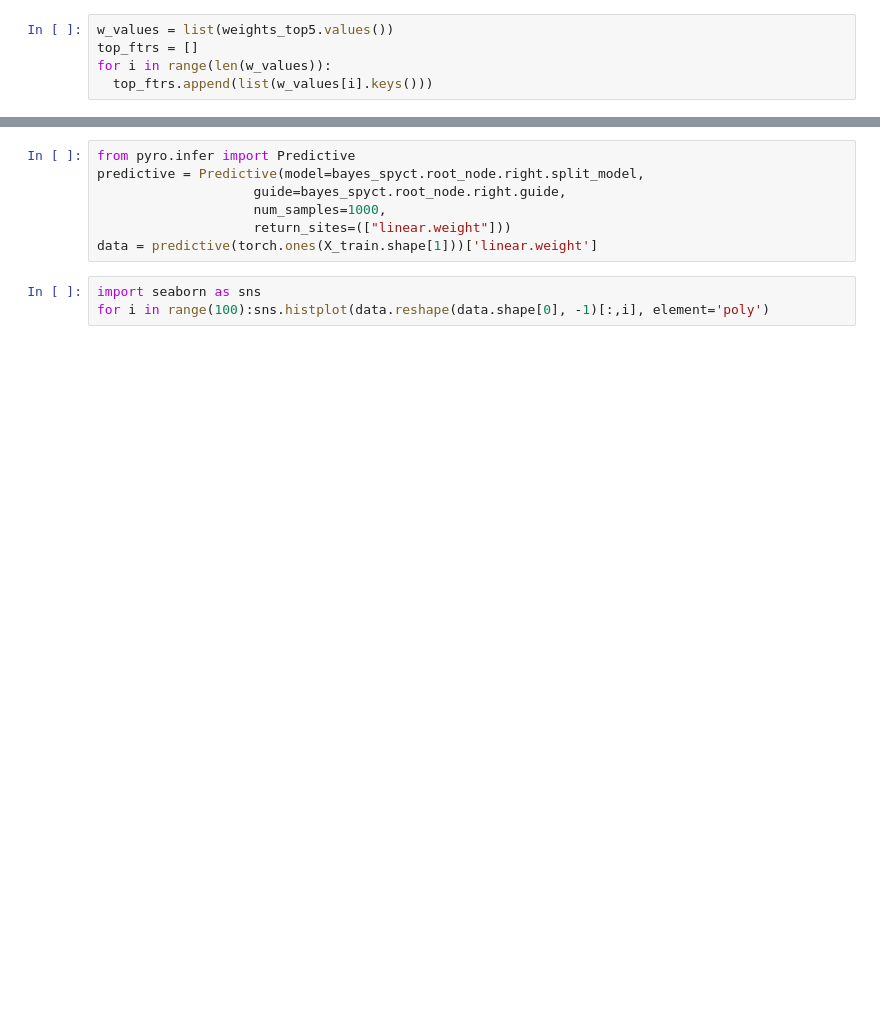
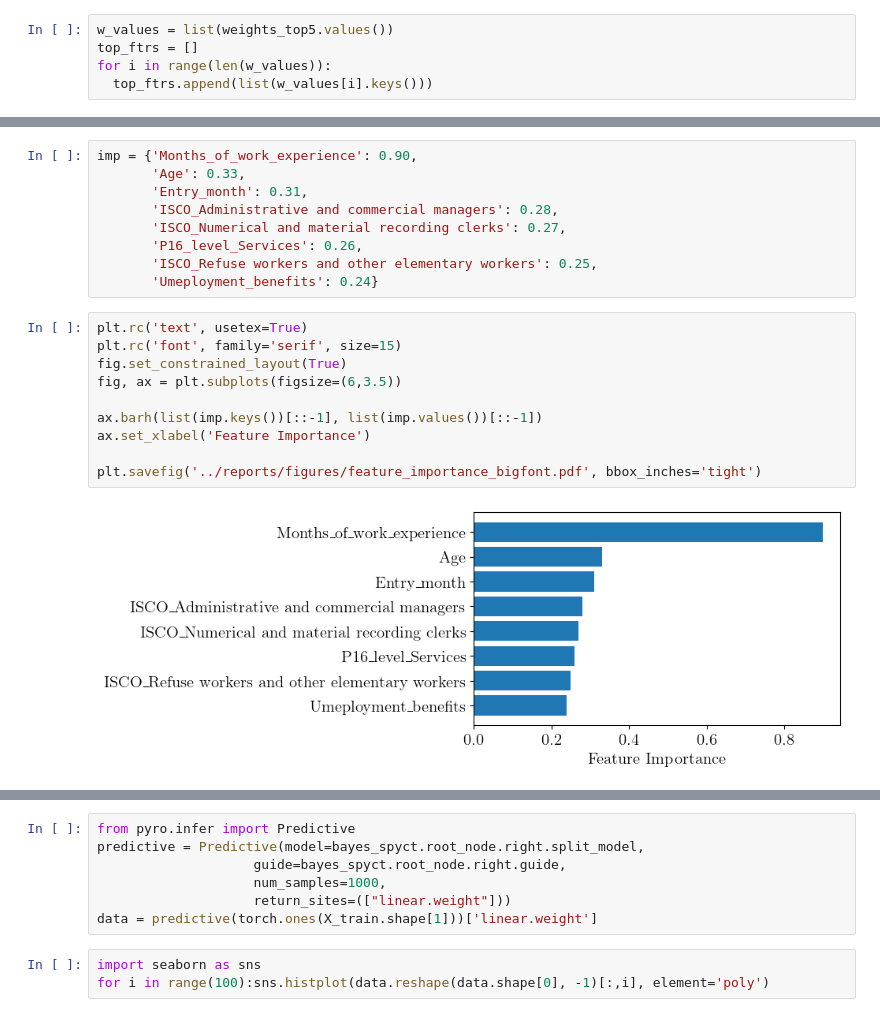
Before and after one commit to viksa98/variational_spyct, a Jupyter notebook: notebooks/02_hecat_dataset.ipynb, the cells around one changed output, grey strips where cells are left out. Cells and saved outputs as stored; diff of their text form; blank space fills up the shorter version.

```diff
--- a/notebooks/02_hecat_dataset.ipynb
+++ b/notebooks/02_hecat_dataset.ipynb
@@ -367,0 +411,21 @@ imp_ = np.array(df.columns[list(bayes_spyct.feature_importances(k=10).keys())].t
+# %%
+imp = {'Months_of_work_experience': 0.90,
+       'Age': 0.33,
+       'Entry_month': 0.31,
+       'ISCO_Administrative and commercial managers': 0.28,
+       'ISCO_Numerical and material recording clerks': 0.27,
+       'P16_level_Services': 0.26,
+       'ISCO_Refuse workers and other elementary workers': 0.25,
+       'Umeployment_benefits': 0.24}
+# %%
+plt.rc('text', usetex=True)
+plt.rc('font', family='serif', size=15)
+fig.set_constrained_layout(True)
+fig, ax = plt.subplots(figsize=(6,3.5))
+
+ax.barh(list(imp.keys())[::-1], list(imp.values())[::-1])
+ax.set_xlabel('Feature Importance')
+
+plt.savefig('../reports/figures/feature_importance_bigfont.pdf', bbox_inches='tight')
+# %% [output]
+[figure, added]
```
Also changed, not shown: parts of 20 cells of this notebook, 43 other files.
